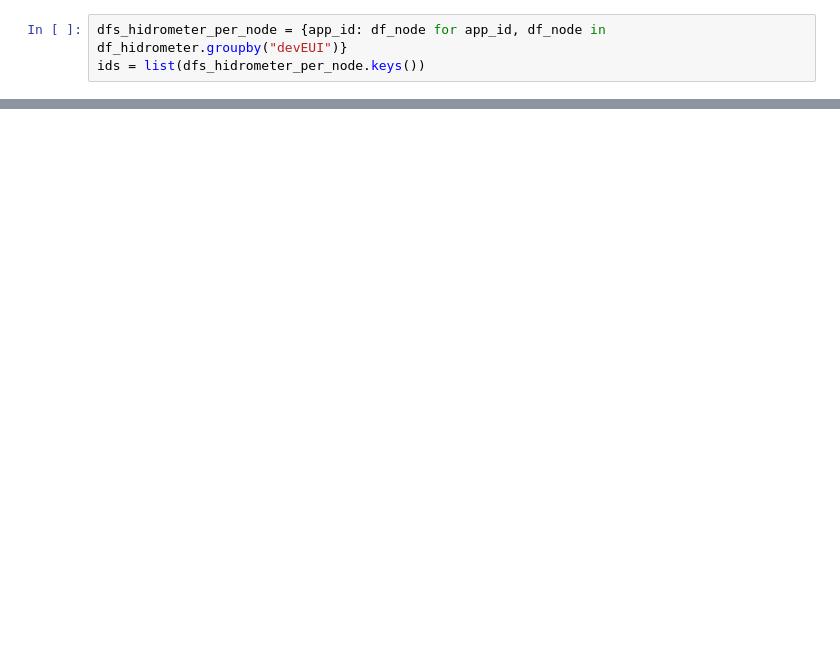
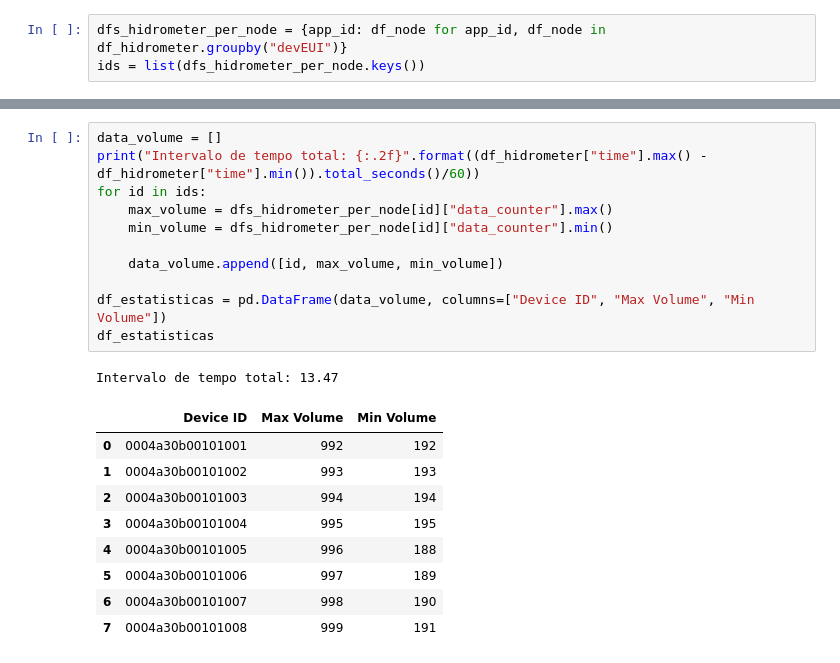
Before and after one commit to LCStuber/SmartCampusGMSDataAnalysis, a Jupyter notebook: hidrometer.ipynb, the cells around one changed output, grey strips where cells are left out. Cells and saved outputs as stored; diff of their text form; blank space fills up the shorter version.

```diff
--- a/hidrometer.ipynb
+++ b/hidrometer.ipynb
@@ -41,0 +48,22 @@ ids = list(dfs_hidrometer_per_node.keys())
+# %%
+data_volume = []
+print("Intervalo de tempo total: {:.2f}".format((df_hidrometer["time"].max() - df_hidrometer["time"].min()).total_seconds()/60))
+for id in ids:
+    max_volume = dfs_hidrometer_per_node[id]["data_counter"].max()
+    min_volume = dfs_hidrometer_per_node[id]["data_counter"].min()
+
+    data_volume.append([id, max_volume, min_volume])
+
+df_estatisticas = pd.DataFrame(data_volume, columns=["Device ID", "Max Volume", "Min Volume"])
+df_estatisticas
+# %% [output]
+Intervalo de tempo total: 13.47
+|  | Device ID | Max Volume | Min Volume |
+| 0 | 0004a30b00101001 | 992 | 192 |
+| 1 | 0004a30b00101002 | 993 | 193 |
+| 2 | 0004a30b00101003 | 994 | 194 |
+| 3 | 0004a30b00101004 | 995 | 195 |
+| 4 | 0004a30b00101005 | 996 | 188 |
+| 5 | 0004a30b00101006 | 997 | 189 |
+| 6 | 0004a30b00101007 | 998 | 190 |
+| 7 | 0004a30b00101008 | 999 | 191 |
```
Also changed, not shown: parts of 4 cells of this notebook.
